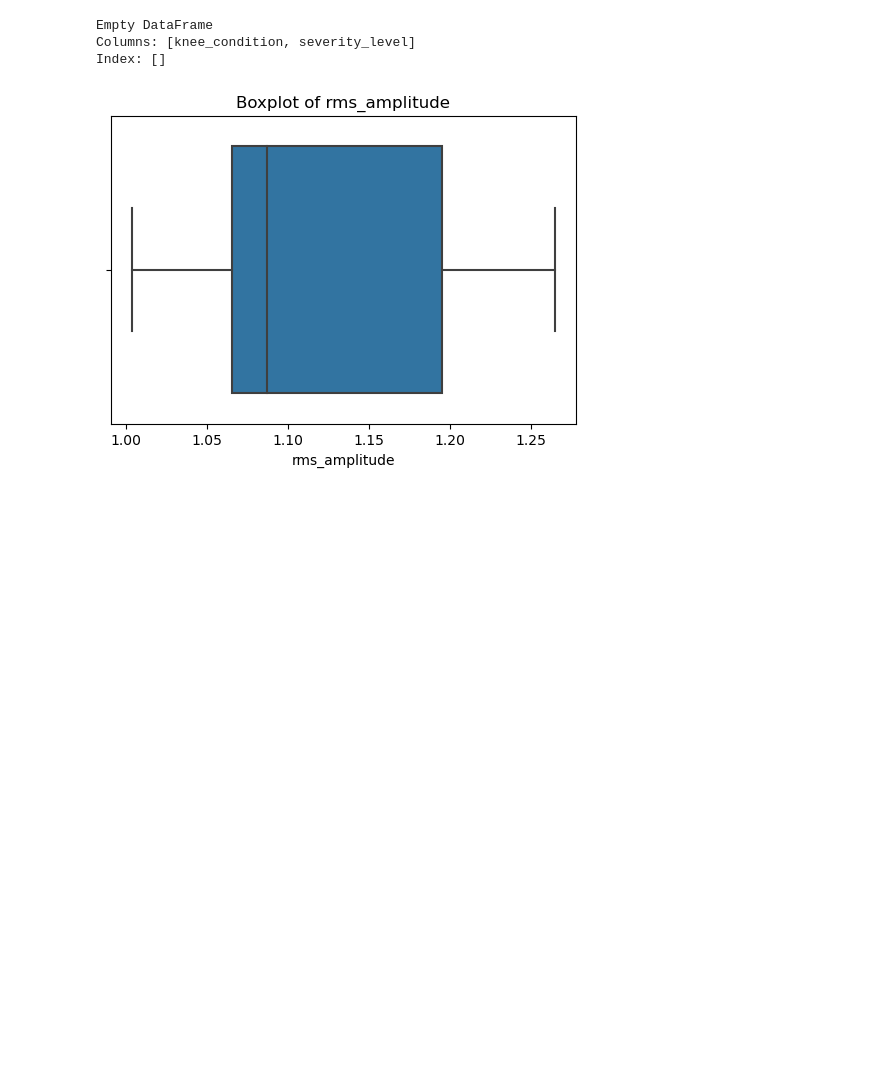
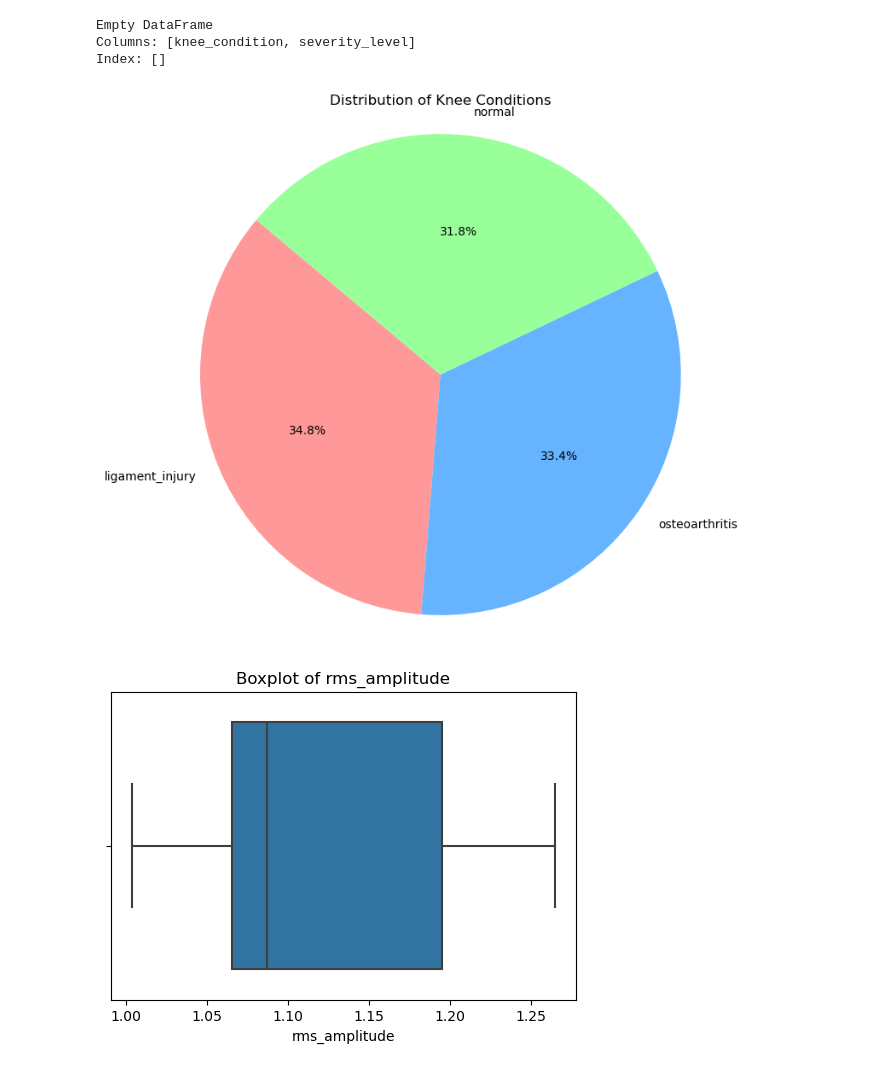
Before and after one commit to pruthvi-v521/knee-vibroarthrography-sc, a Jupyter notebook: vibroarthrography.ipynb, the cells around one changed output. Saved outputs shown, nothing was run; the diff lists cells and outputs as text; code cells hidden in the pictures; blank space fills up the shorter version.

Commit message:
Added Knee Osteoarthritis Prediction App with Streamlit UIand more plots

```diff
--- a/vibroarthrography.ipynb
+++ b/vibroarthrography.ipynb
@@ -134,6 +134,20 @@ Index: []
 # %%
 #Fill with "Unknown"
 df['severity_level'] = df['severity_level'].fillna('None')
+# %%
+import matplotlib.pyplot as plt
+
+# Count the occurrences of each knee condition
+condition_counts = df['knee_condition'].value_counts()
+
+# Create the pie chart
+plt.figure(figsize=(8, 8))
+plt.pie(condition_counts, labels=condition_counts.index, autopct='%1.1f%%', startangle=140, colors=['#ff9999','#66b3ff','#99ff99'])
+plt.title('Distribution of Knee Conditions')
+plt.axis('equal')  # Ensures the pie chart is a circle
+plt.show()
+# %% [output]
+[figure, added]
 # %%
 numeric_features = ['rms_amplitude', 'peak_frequency', 'spectral_entropy', 'zero_crossing_rate', 'mean_frequency']
 
```
Also changed, not shown: parts of 8 cells of this notebook.
